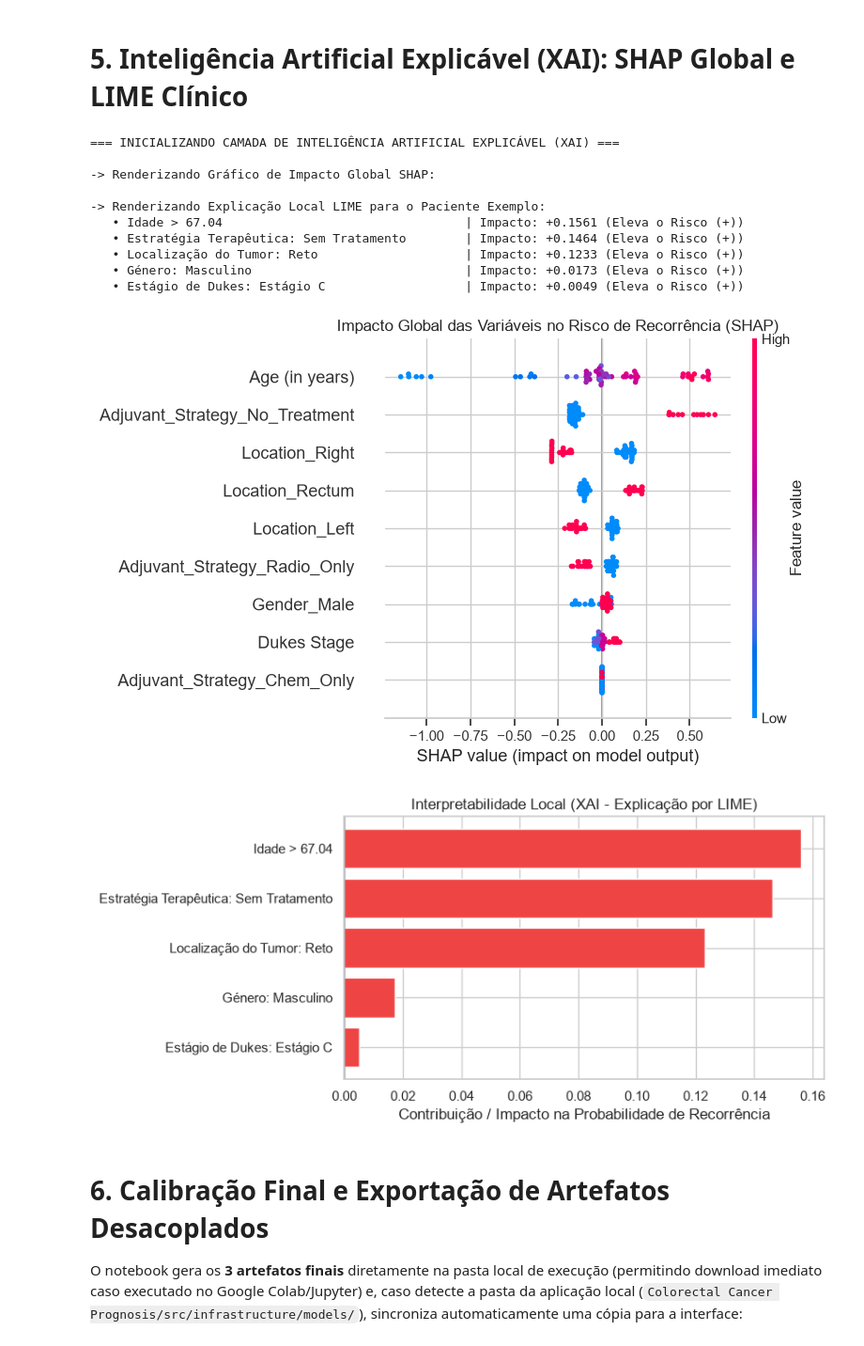
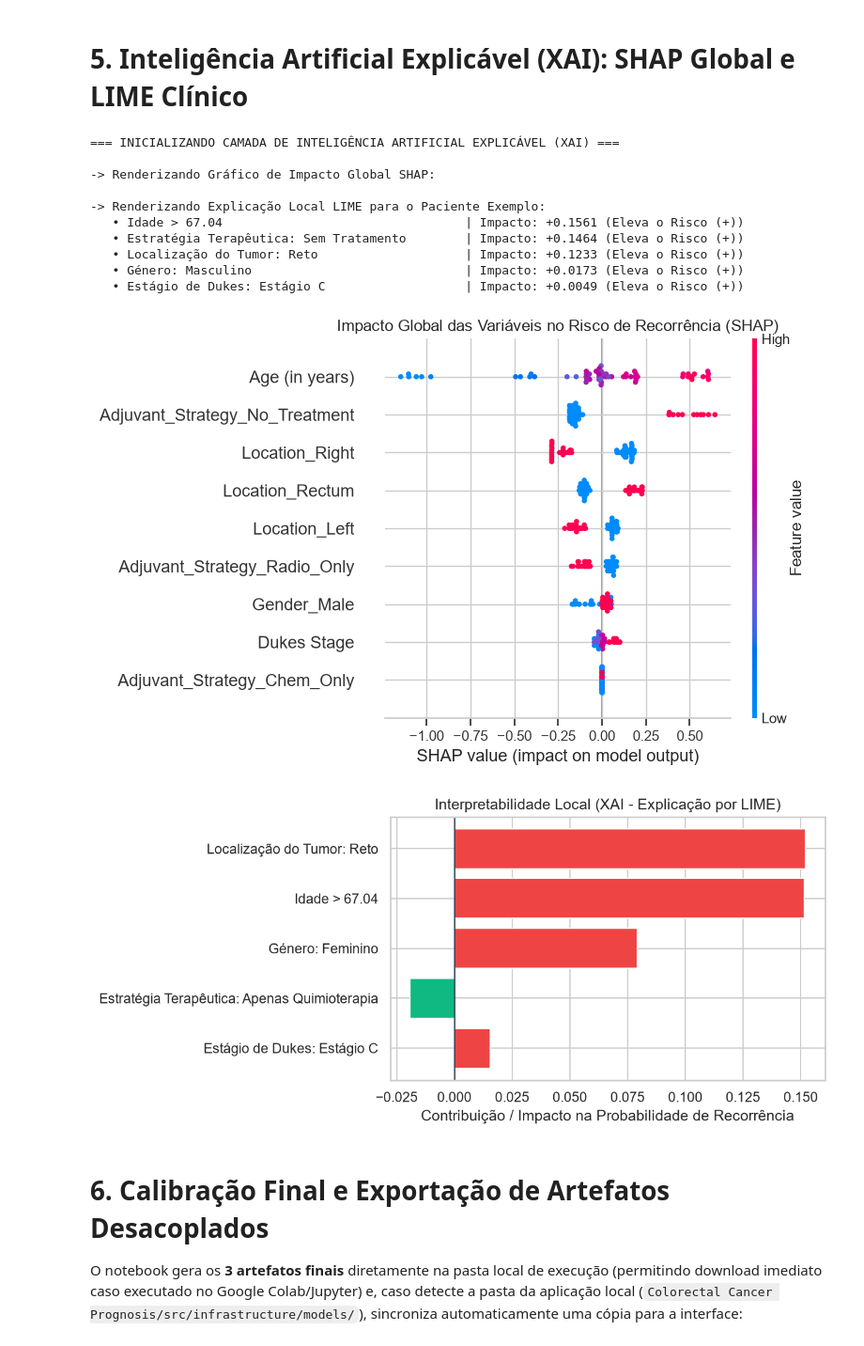
Before and after one commit to LeoTeca18/colorectal-cancer-prognosis, a Jupyter notebook: Notebook/Colorectal_Cancer_Prognosis.ipynb, the cells around one changed output. Shown at 94% size. Drawn from its saved outputs; the diff is of its cells as text; code cells hidden in the pictures.

```diff
--- a/Notebook/Colorectal_Cancer_Prognosis.ipynb
+++ b/Notebook/Colorectal_Cancer_Prognosis.ipynb
@@ -542,8 +542,8 @@ lime_explainer_5d = LimeTabularExplainer(
     random_state=42
 )
 
-# Paciente exemplo para análise individual (68 anos, Masculino, Reto, Sem Tratamento, Estágio C)
-paciente_vetor_5d = np.array([68.0, 1, 2, 2, 2])
+# Paciente exemplo para análise individual (68 anos, Feminino, Reto, Apenas Quimioterapia, Estágio C)
+paciente_vetor_5d = np.array([68.0, 0, 2, 1, 2])
 exp_lime = lime_explainer_5d.explain_instance(
     data_row=paciente_vetor_5d,
     predict_fn=lambda x: model_xgb_c.predict_proba(map_5d_to_9_model_features(x)),
@@ -553,34 +553,34 @@ exp_lime = lime_explainer_5d.explain_instance(
 explanation_list = exp_lime.as_list(label=1)
 
 print("\n-> Renderizando Explicação Local LIME para o Paciente Exemplo:")
 for feat_desc, peso in explanation_list:
     direcao = "Eleva o Risco (+)" if peso > 0 else "Reduz o Risco (-)"
     print(f"   • {feat_desc.replace('=', ': '):<45} | Impacto: {peso:+.4f} ({direcao})")
 
 labels_fmt = [item[0].replace('=', ': ') for item in explanation_list][::-1]
 weights_fmt = [item[1] for item in explanation_list][::-1]
 bar_colors = ['#EF4444' if w > 0 else '#10B981' for w in weights_fmt]
 
 plt.figure(figsize=(8.5, 4))
 plt.barh(labels_fmt, weights_fmt, color=bar_colors)
 plt.axvline(0, color='#334155', linewidth=1)
 plt.title("Interpretabilidade Local (XAI - Explicação por LIME)")
 plt.xlabel("Contribuição / Impacto na Probabilidade de Recorrência")
 plt.tight_layout()
 plt.show()
 # %% [output]
 === INICIALIZANDO CAMADA DE INTELIGÊNCIA ARTIFICIAL EXPLICÁVEL (XAI) ===
 
 -> Renderizando Gráfico de Impacto Global SHAP:
 
 -> Renderizando Explicação Local LIME para o Paciente Exemplo:
    • Idade > 67.04                                 | Impacto: +0.1561 (Eleva o Risco (+))
    • Estratégia Terapêutica: Sem Tratamento        | Impacto: +0.1464 (Eleva o Risco (+))
    • Localização do Tumor: Reto                    | Impacto: +0.1233 (Eleva o Risco (+))
    • Género: Masculino                             | Impacto: +0.0173 (Eleva o Risco (+))
    • Estágio de Dukes: Estágio C                   | Impacto: +0.0049 (Eleva o Risco (+))
 [figure]
-[figure, old version]
+[figure, new version]
 # %% [markdown]
 # **6. Calibração Final e Exportação de Artefatos Desacoplados**
 
```
